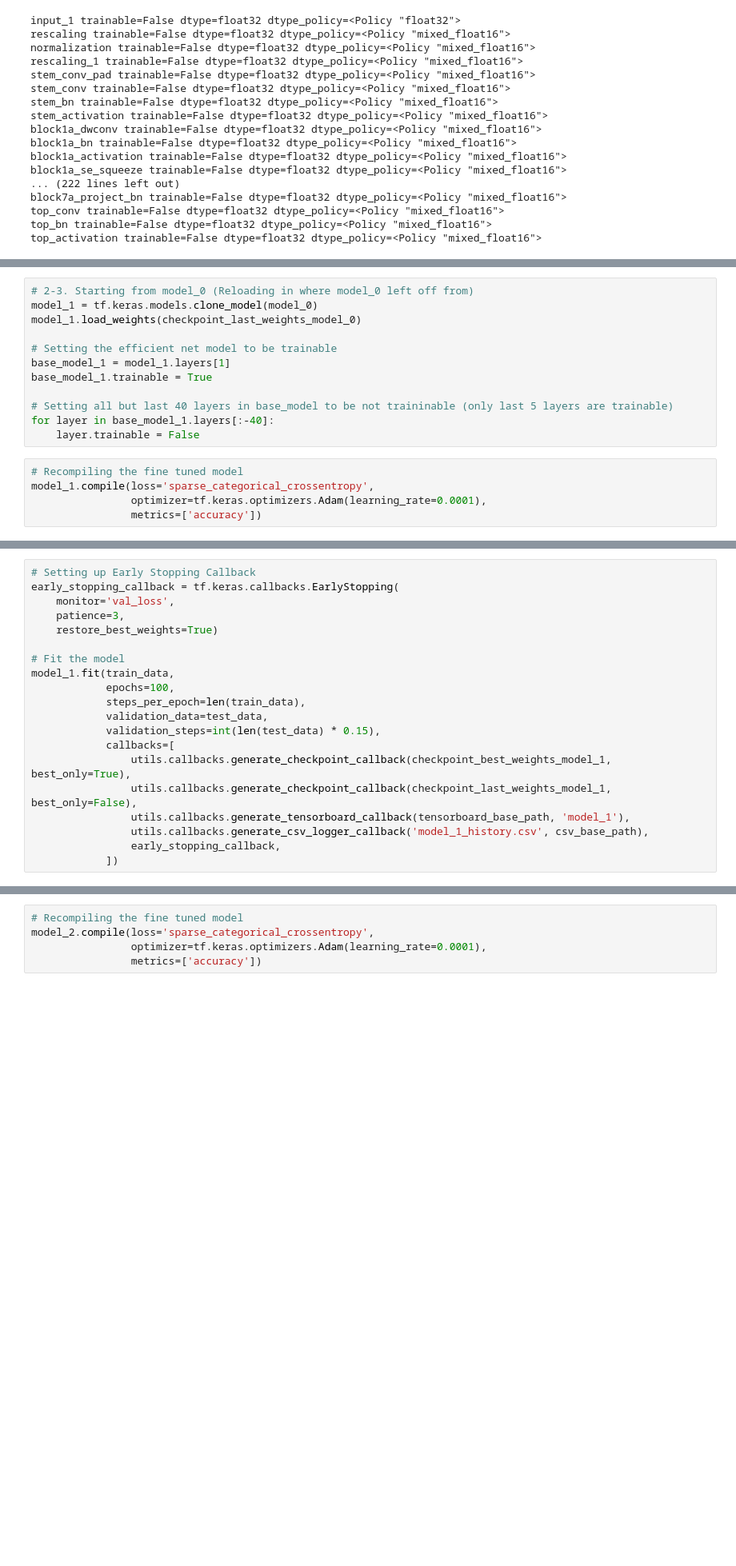
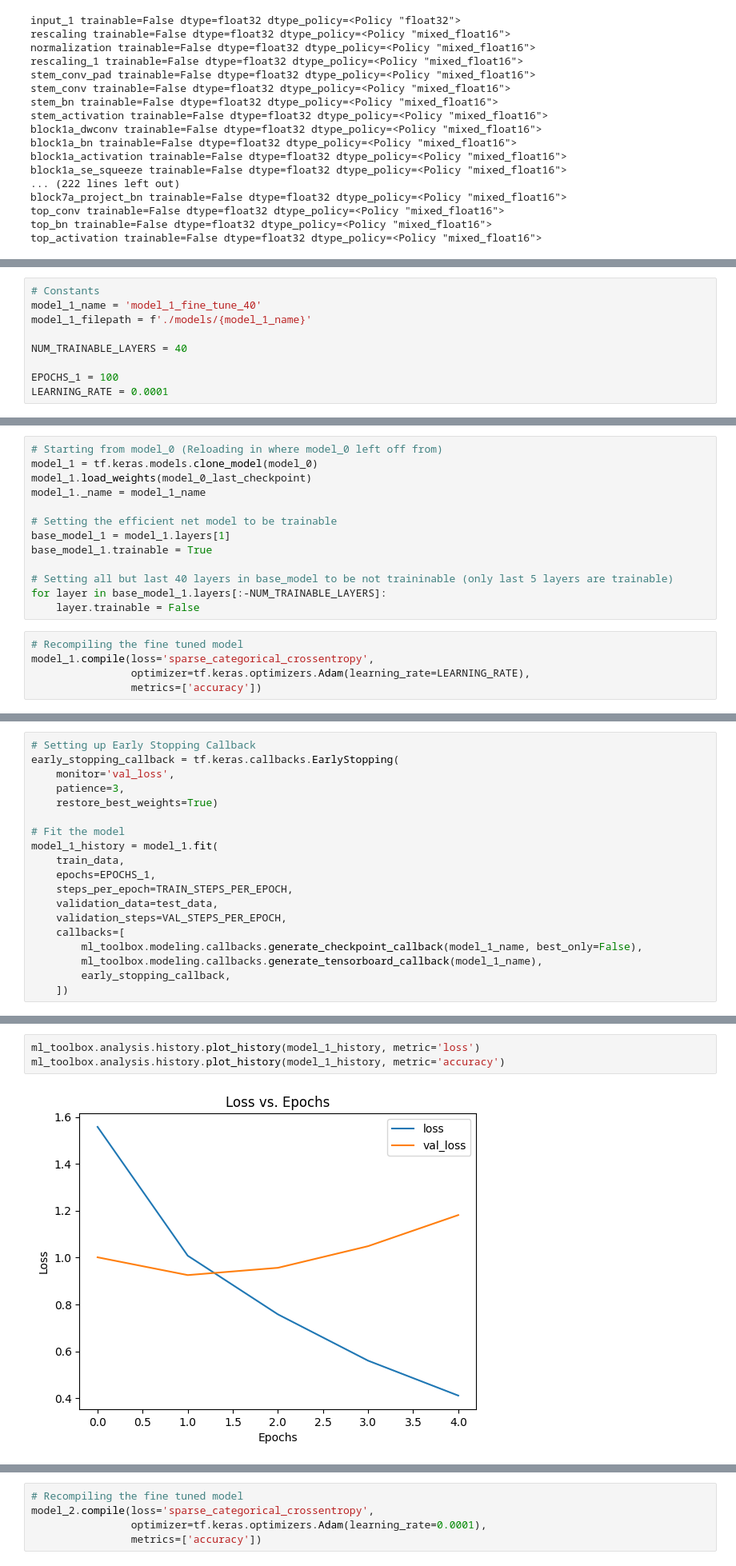
Before and after one commit to bkubick/deep-learning-development, a Jupyter notebook: projects/food_vision/food_vision.ipynb, the cells around one changed output, grey strips where cells are left out. Shown at 80% size. Cells and saved outputs as stored; diff of their text form; blank space fills up the shorter version.

```diff
--- a/projects/food_vision/food_vision.ipynb
+++ b/projects/food_vision/food_vision.ipynb
@@ -418,0 +490,9 @@ For this model, I will only allow the last 40 layers in the base model to be tra
+# %%
+# Constants
+model_1_name = 'model_1_fine_tune_40'
+model_1_filepath = f'./models/{model_1_name}'
+
+NUM_TRAINABLE_LAYERS = 40
+
+EPOCHS_1 = 100
+LEARNING_RATE = 0.0001
@@ -419,17 +501,18 @@ For this model, I will only allow the last 40 layers in the base model to be tra
 # %%
-# 2-3. Starting from model_0 (Reloading in where model_0 left off from)
+# Starting from model_0 (Reloading in where model_0 left off from)
 model_1 = tf.keras.models.clone_model(model_0)
-model_1.load_weights(checkpoint_last_weights_model_0)
+model_1.load_weights(model_0_last_checkpoint)
+model_1._name = model_1_name
 
 # Setting the efficient net model to be trainable
 base_model_1 = model_1.layers[1]
 base_model_1.trainable = True
 
 # Setting all but last 40 layers in base_model to be not traininable (only last 5 layers are trainable)
-for layer in base_model_1.layers[:-40]:
+for layer in base_model_1.layers[:-NUM_TRAINABLE_LAYERS]:
     layer.trainable = False
 # %%
 # Recompiling the fine tuned model
 model_1.compile(loss='sparse_categorical_crossentropy',
-                optimizer=tf.keras.optimizers.Adam(learning_rate=0.0001),
+                optimizer=tf.keras.optimizers.Adam(learning_rate=LEARNING_RATE),
                 metrics=['accuracy'])
@@ -486,16 +569,15 @@ early_stopping_callback = tf.keras.callbacks.EarlyStopping(
     restore_best_weights=True)
 
 # Fit the model
-model_1.fit(train_data,
-            epochs=100,
-            steps_per_epoch=len(train_data),
-            validation_data=test_data,
-            validation_steps=int(len(test_data) * 0.15),
-            callbacks=[
-                utils.callbacks.generate_checkpoint_callback(checkpoint_best_weights_model_1, best_only=True),
-                utils.callbacks.generate_checkpoint_callback(checkpoint_last_weights_model_1, best_only=False),
-                utils.callbacks.generate_tensorboard_callback(tensorboard_base_path, 'model_1'),
-                utils.callbacks.generate_csv_logger_callback('model_1_history.csv', csv_base_path),
-                early_stopping_callback,
-            ])
+model_1_history = model_1.fit(
+    train_data,
+    epochs=EPOCHS_1,
+    steps_per_epoch=TRAIN_STEPS_PER_EPOCH,
+    validation_data=test_data,
+    validation_steps=VAL_STEPS_PER_EPOCH,
+    callbacks=[
+        ml_toolbox.modeling.callbacks.generate_checkpoint_callback(model_1_name, best_only=False),
+        ml_toolbox.modeling.callbacks.generate_tensorboard_callback(model_1_name),
+        early_stopping_callback,
+    ])
 # %% [output]
@@ -536,0 +603,5 @@ model_1_performance
+# %%
+ml_toolbox.analysis.history.plot_history(model_1_history, metric='loss')
+ml_toolbox.analysis.history.plot_history(model_1_history, metric='accuracy')
+# %% [output]
+[figure, added]
```
Also changed, not shown: parts of 103 cells of this notebook.
